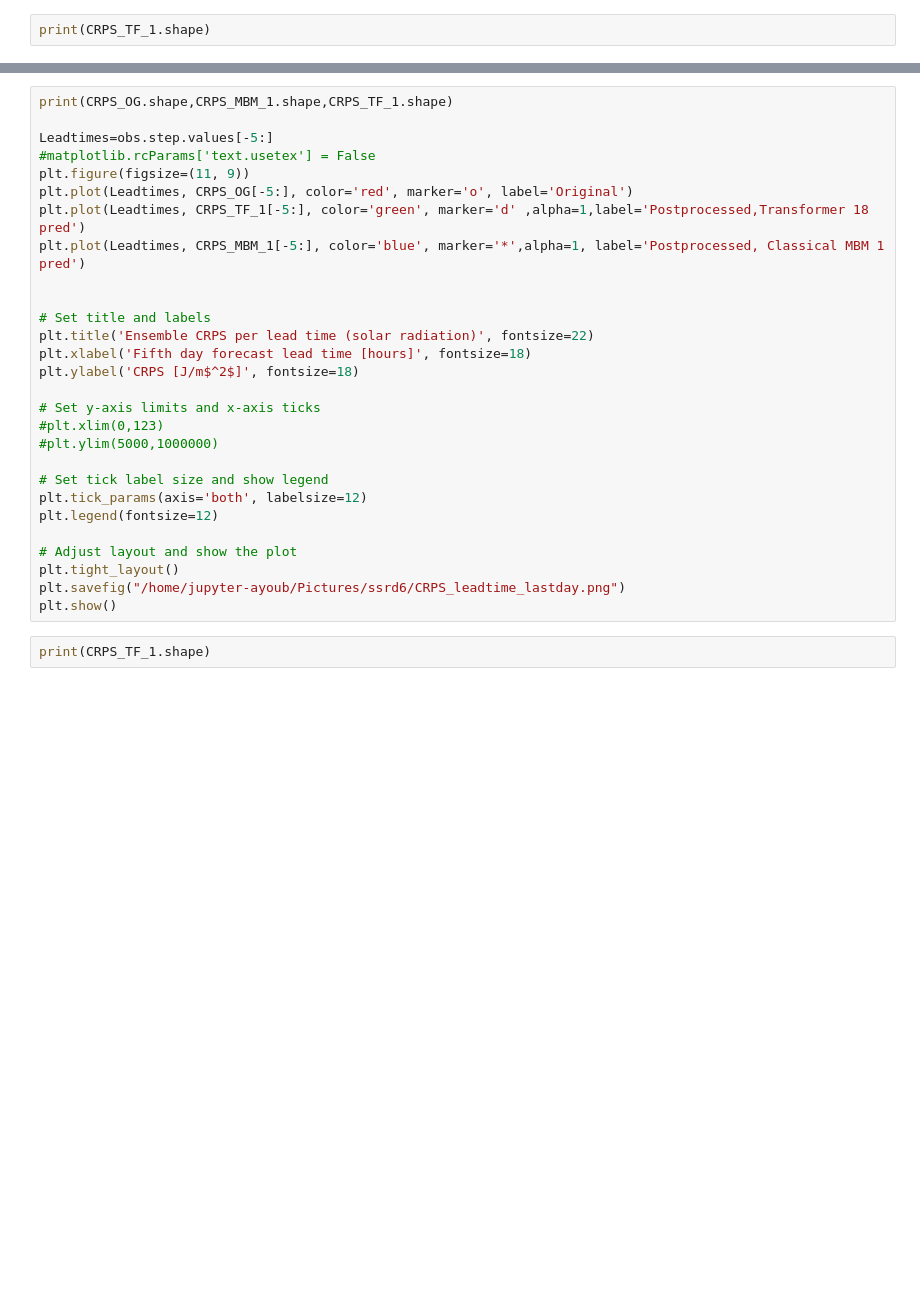
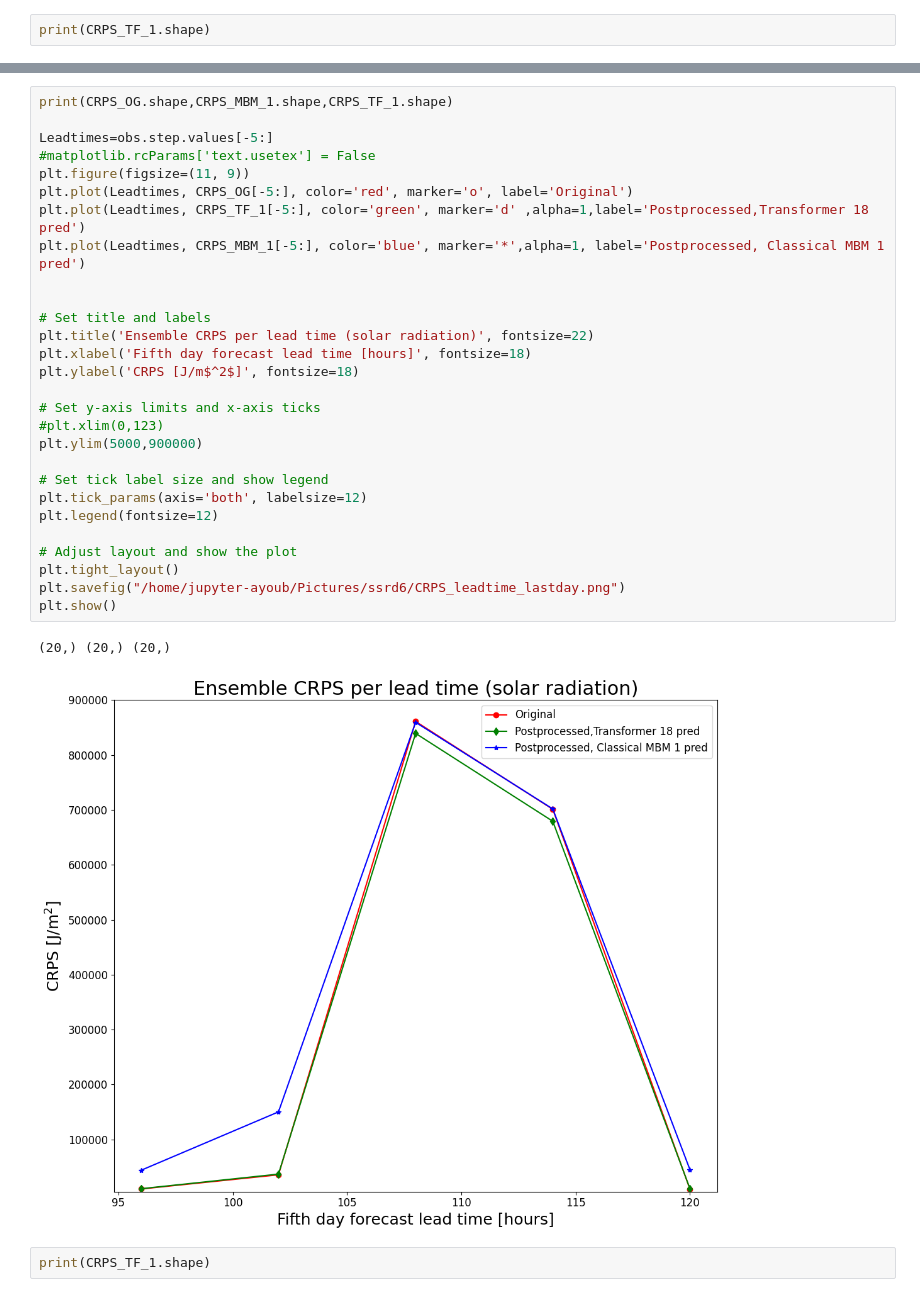
Before and after one commit to Ayoub-cmd707/Weather_forcasting, a Jupyter notebook: Testing_ssrd6_18var.ipynb, the cells around one changed output, grey strips where cells are left out. Drawn from its saved outputs; the diff is of its cells as text; blank space fills up the shorter version.

```diff
--- a/Testing_ssrd6_18var.ipynb
+++ b/Testing_ssrd6_18var.ipynb
@@ -397,31 +397,34 @@ plt.show()
 # %%
 print(CRPS_OG.shape,CRPS_MBM_1.shape,CRPS_TF_1.shape)
 
 Leadtimes=obs.step.values[-5:]
 #matplotlib.rcParams['text.usetex'] = False
 plt.figure(figsize=(11, 9))
 plt.plot(Leadtimes, CRPS_OG[-5:], color='red', marker='o', label='Original')
 plt.plot(Leadtimes, CRPS_TF_1[-5:], color='green', marker='d' ,alpha=1,label='Postprocessed,Transformer 18 pred')
 plt.plot(Leadtimes, CRPS_MBM_1[-5:], color='blue', marker='*',alpha=1, label='Postprocessed, Classical MBM 1 pred')
 
 
 # Set title and labels
 plt.title('Ensemble CRPS per lead time (solar radiation)', fontsize=22)
 plt.xlabel('Fifth day forecast lead time [hours]', fontsize=18)
 plt.ylabel('CRPS [J/m$^2$]', fontsize=18)
 
 # Set y-axis limits and x-axis ticks
 #plt.xlim(0,123)
-#plt.ylim(5000,1000000)
+plt.ylim(5000,900000)
 
 # Set tick label size and show legend
 plt.tick_params(axis='both', labelsize=12)
 plt.legend(fontsize=12)
 
 # Adjust layout and show the plot
 plt.tight_layout()
 plt.savefig("/home/jupyter-ayoub/Pictures/ssrd6/CRPS_leadtime_lastday.png")
 plt.show()
+# %% [output]
+(20,) (20,) (20,)
+[figure, added]
 # %%
 print(CRPS_TF_1.shape)
 # %%
```
Also changed, not shown: parts of 1 cell of this notebook, 11 other files.
